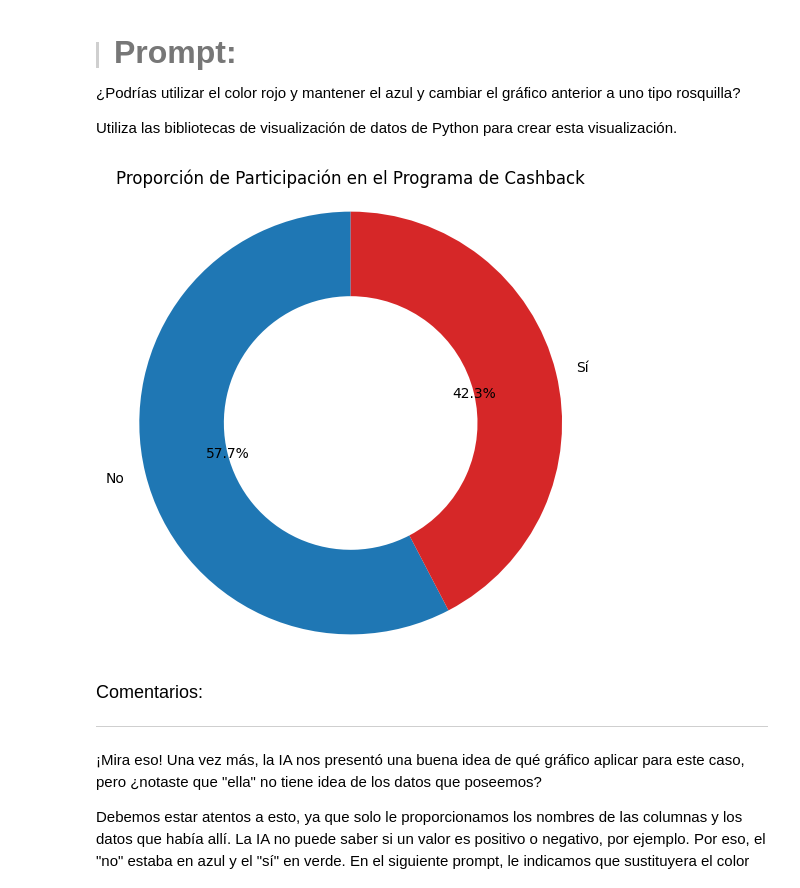
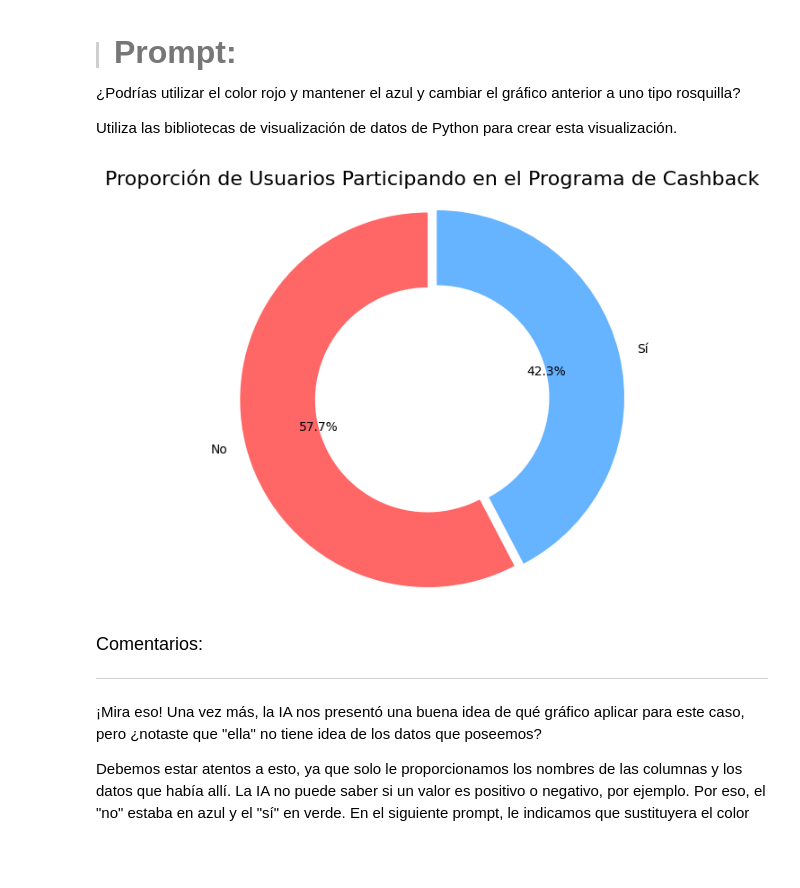
Before and after one commit to Goyo0117970/IA-en-la-ciencia-de-datos, a Jupyter notebook: IA_aplicada_a_ciencia_de_datos.ipynb, the cells around one changed output. Cells and saved outputs as stored; diff of their text form; code cells hidden in the pictures; blank space fills up the shorter version.

```diff
--- a/IA_aplicada_a_ciencia_de_datos.ipynb
+++ b/IA_aplicada_a_ciencia_de_datos.ipynb
@@ -279,0 +241,13 @@ df.head()
+# %%
+# Supongamos que ya tenemos los DataFrames 'clientes' y 'ventas' cargados
+
+# 1. Unir los DataFrames 'clientes' y 'ventas' utilizando 'ID_compra' como llave
+df = pd.merge(ventas, clientes, on='ID_compra', how='inner')
+
+# 2. Organizar las columnas en el orden deseado
+df = df[['ID_compra', 'fecha', 'horario', 'categoria', 'precio_unitario', 'cantidad', 'envio',
+          'metodo_pago', 'ID_cliente', 'edad', 'sexo_biologico', 'ciudad', 'estado',
+          'region', 'cashback', 'nota']]
+
+# 3. Mostrar las primeras filas del DataFrame unificado
+df.head()
@@ -306,5 +287,3 @@ Las columnas de "df" son:
 El objetivo es abstraer y buscar relaciones para construir visualizaciones interesantes para el análisis de los datos de los clientes y ventas de Zoop.
 
 Con base en la información proporcionada, ¿qué tipos de visualizaciones serían útiles para alcanzar el objetivo de analizar los datos?
-# %%
-df['mes'] = df['fecha'].dt.to_period('M')
@@ -343,5 +289,0 @@ dtype: int64
-# %%
-df['mes'] = df['fecha'].dt.to_period('M')
-df['valor_total'] = df['precio_unitario'] * df['cantidad'] + df['envio']
-df['ticket_medio'] = df['valor_total'] / df['cantidad']
-df['hora'] = pd.to_datetime(df['horario']).dt.hour
@@ -692,29 +635,18 @@ plt.show()
 
 Utiliza las bibliotecas de visualización de datos de Python para crear esta visualización.
 # %%
-participacion_cashback = df['cashback'].value_counts()
+plt.figure(figsize=(6, 6))
+plt.pie(cashback_proporcion, labels=cashback_proporcion.index, autopct='%1.1f%%',
+        colors=['#FF6666', '#66b3ff'], startangle=90, explode=(0.05, 0), wedgeprops={'width': 0.4})
 
-# Paso 2: Crear gráfico tipo rosquilla
-colors = ['#1f77b4', '#d62728']  # Azul y rojo
+# 3. Añadir título
+plt.title('Proporción de Usuarios Participando en el Programa de Cashback', fontsize=16)
 
-plt.figure(figsize=(6, 6))
-plt.pie(
-    participacion_cashback,
-    labels=participacion_cashback.index,
-    autopct='%1.1f%%',
-    startangle=90,
-    colors=colors,
-    wedgeprops={'width': 0.4}  # Esto convierte el gráfico en una rosquilla
-)
-
-# Título y estilo
-plt.title('Proporción de Participación en el Programa de Cashback')
-plt.axis('equal')  # Asegura que el gráfico sea circular
-
-# Mostrar gráfico
+# 4. Mostrar el gráfico
+plt.axis('equal')  # Asegura que el gráfico sea un círculo
 plt.show()
 # %% [output]
-[figure, old version]
+[figure, new version]
 # %% [markdown]
 <font color="7b71ff" size=4> Comentarios: </font>
 
```
Also changed, not shown: parts of 66 cells of this notebook.
